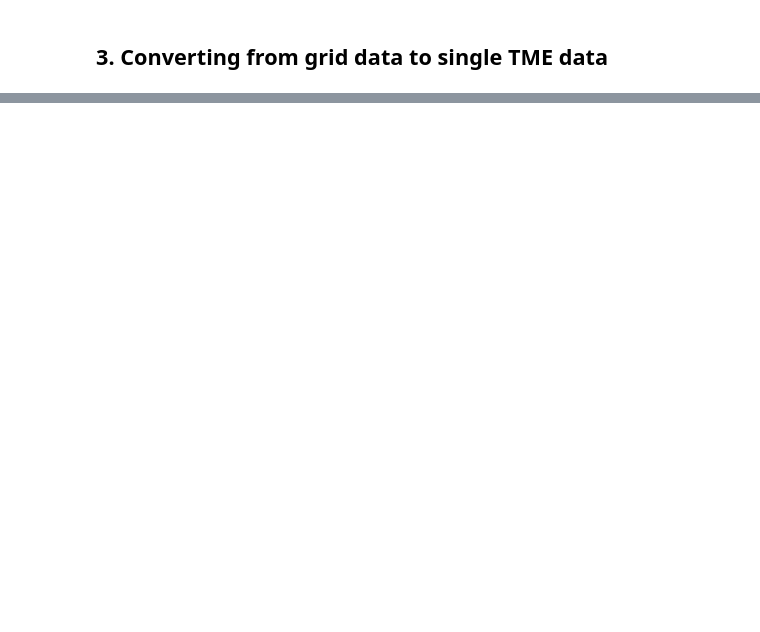
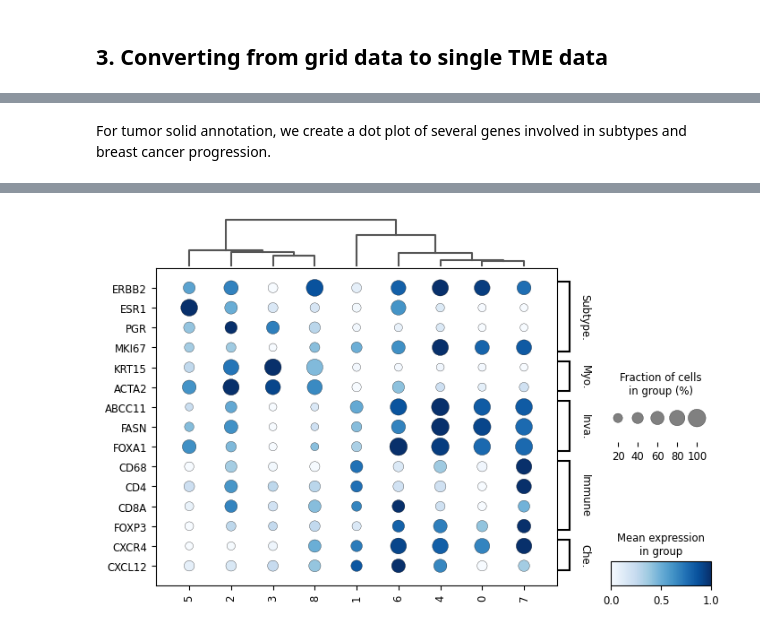
Before and after one commit to shusakai/skny, a Jupyter notebook: docs/notebooks/single-TME_analysis.ipynb, the cells around one changed output, grey strips where cells are left out. Saved outputs shown, nothing was run; the diff lists cells and outputs as text; code cells hidden in the pictures; blank space fills up the shorter version.

```diff
--- a/docs/notebooks/single-TME_analysis.ipynb
+++ b/docs/notebooks/single-TME_analysis.ipynb
@@ -50,0 +110,16 @@ sc.tl.leiden(solid)
+# %% [markdown]
+For tumor solid annotation, we create a dot plot of several genes involved in subtypes and breast cancer progression.
+# %%
+# gene marker dotplot
+marker_genes_dict = {
+    'Subtypes': ['ERBB2', 'ESR1', 'PGR', 'MKI67'],
+    'Myoepithelial': ['KRT15', 'ACTA2'],
+    "Invasion": ["ABCC11", "FASN", "FOXA1", ],
+    "Immune": ["CD68", "CD4", "CD8A", "FOXP3"],
+    "Chemokine": ["CXCR4", "CXCL12",]
+}
+
+ax = sc.pl.dotplot(solid, marker_genes_dict, groupby='leiden', dendrogram=True, swap_axes=True,
+                   standard_scale='var', smallest_dot=40, color_map='Blues', figsize=(8,5),
+                   save="solid_clustering_marker.png")
+# %% [output]
@@ -50,0 +130 @@ sc.tl.leiden(solid)
+[figure, added]
```
Also changed, not shown: parts of 34 cells of this notebook, 2 other files.
